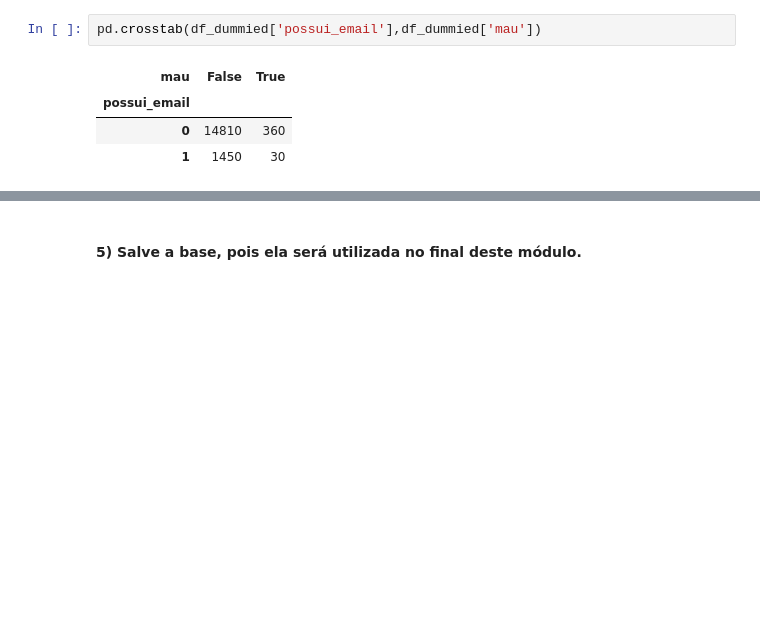
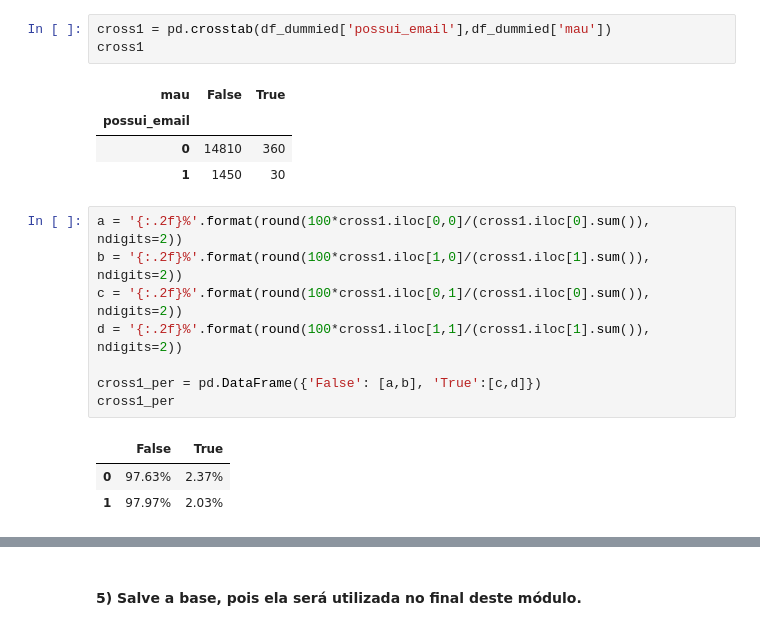
Before and after one commit to BernardoGMP/Modulo7_Exercicio1, a Jupyter notebook: Mod07 - Tarefa 01.ipynb, the cells around one changed output, grey strips where cells are left out. Saved outputs shown, nothing was run; the diff lists cells and outputs as text; blank space fills up the shorter version.

````diff
--- a/Mod07 - Tarefa 01.ipynb
+++ b/Mod07 - Tarefa 01.ipynb
@@ -220,10 +220,23 @@ df_dummied
 
 Considere as variáveis ```possui_email``` e ```posse_de_veiculo```. Faça uma tabela cruzada entre elas e responda qual delas te parece mais poderosa para prever a probabilidade de ```mau = 1```?
 # %%
-pd.crosstab(df_dummied['possui_email'],df_dummied['mau'])
+cross1 = pd.crosstab(df_dummied['possui_email'],df_dummied['mau'])
+cross1
 # %% [output]
 | mau | False | True |
 | possui_email |  |  |
 | 0 | 14810 | 360 |
 | 1 | 1450 | 30 |
+# %%
+a = '{:.2f}%'.format(round(100*cross1.iloc[0,0]/(cross1.iloc[0].sum()), ndigits=2))
+b = '{:.2f}%'.format(round(100*cross1.iloc[1,0]/(cross1.iloc[1].sum()), ndigits=2))
+c = '{:.2f}%'.format(round(100*cross1.iloc[0,1]/(cross1.iloc[0].sum()), ndigits=2))
+d = '{:.2f}%'.format(round(100*cross1.iloc[1,1]/(cross1.iloc[1].sum()), ndigits=2))
+
+cross1_per = pd.DataFrame({'False': [a,b], 'True':[c,d]})
+cross1_per
+# %% [output]
+|  | False | True |
+| 0 | 97.63% | 2.37% |
+| 1 | 97.97% | 2.03% |
 # %%
````
Also changed, not shown: parts of 4 cells of this notebook.
